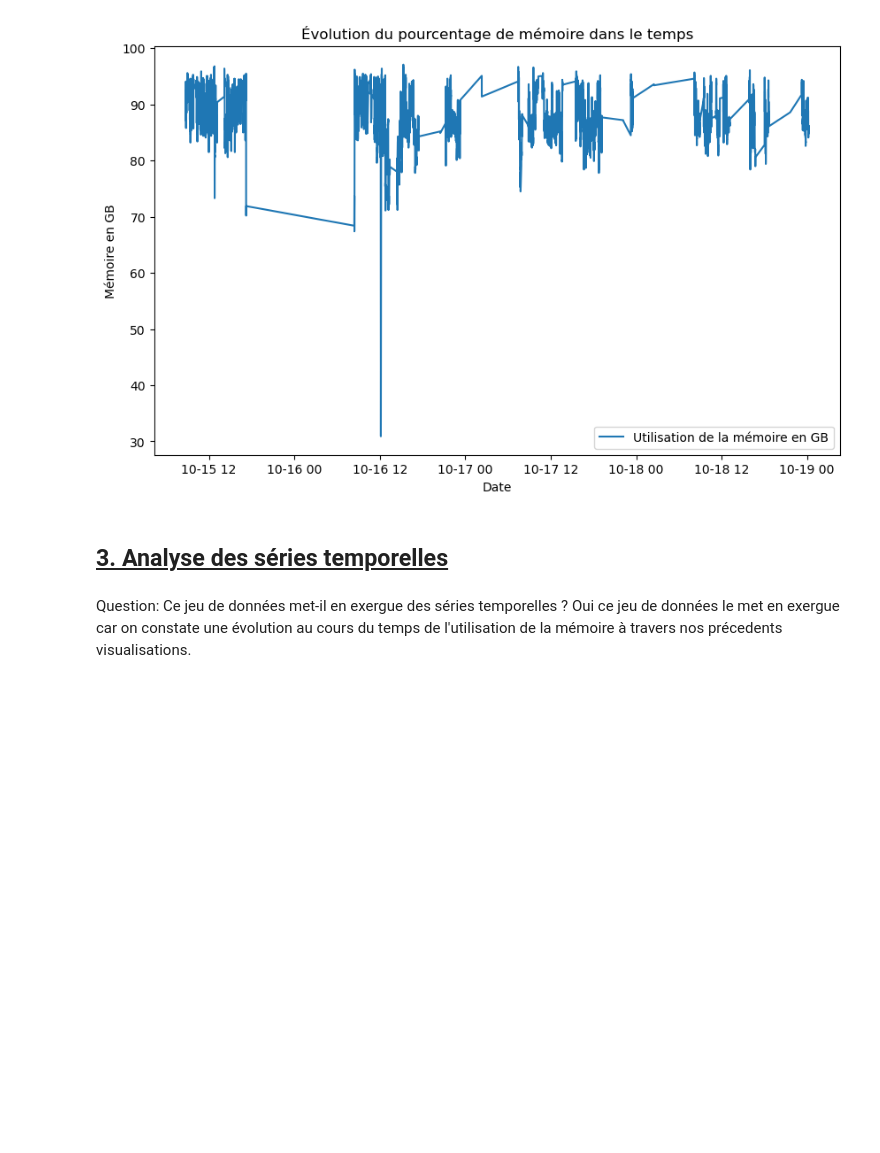
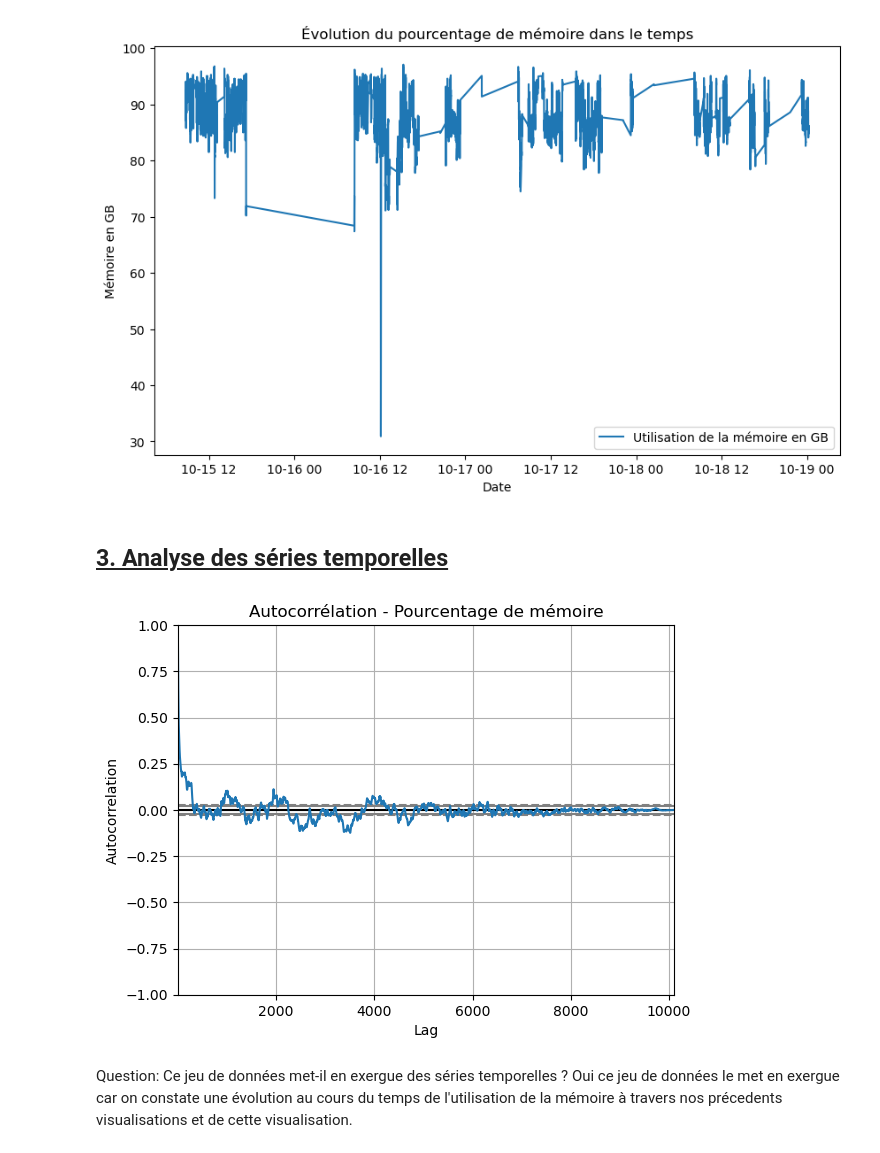
Before and after one commit to IbnISSA/Times-Series-Project---Groupe-1, a Jupyter notebook: index.ipynb, the cells around one changed output. Drawn from its saved outputs; the diff is of its cells as text; code cells hidden in the pictures; blank space fills up the shorter version.

```diff
--- a/index.ipynb
+++ b/index.ipynb
@@ -150,7 +150,17 @@ plt.show()
 [figure]
 # %% [markdown]
 <h2 style="text-decoration: underline;">3. Analyse des séries temporelles</h2>
+# %%
+# Vérification de l'existence d'une série temporelle
+# En utilisant l'autocorrélation pour observer la dépendance temporelle
+from pandas.plotting import autocorrelation_plot
+
+autocorrelation_plot(df['Used Memory %'])
+plt.title("Autocorrélation - Pourcentage de mémoire")
+plt.show()
+# %% [output]
+[figure, added]
 # %% [markdown]
 Question: Ce jeu de données met-il en exergue des séries temporelles ?
 Oui ce jeu de données le met en exergue car on constate une évolution au cours du temps de l'utilisation de la mémoire
-à travers nos précedents visualisations.
+à travers nos précedents visualisations et de cette visualisation.
```
Also changed, not shown: parts of 3 cells of this notebook.
